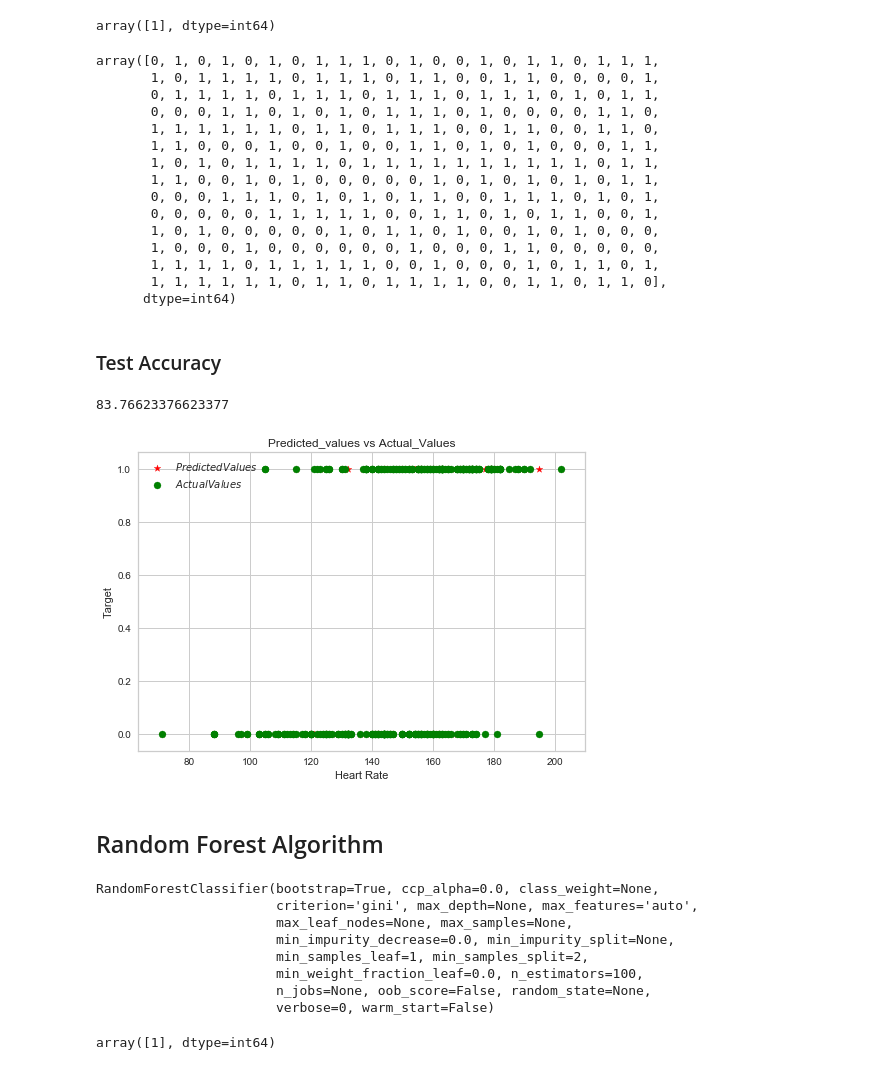
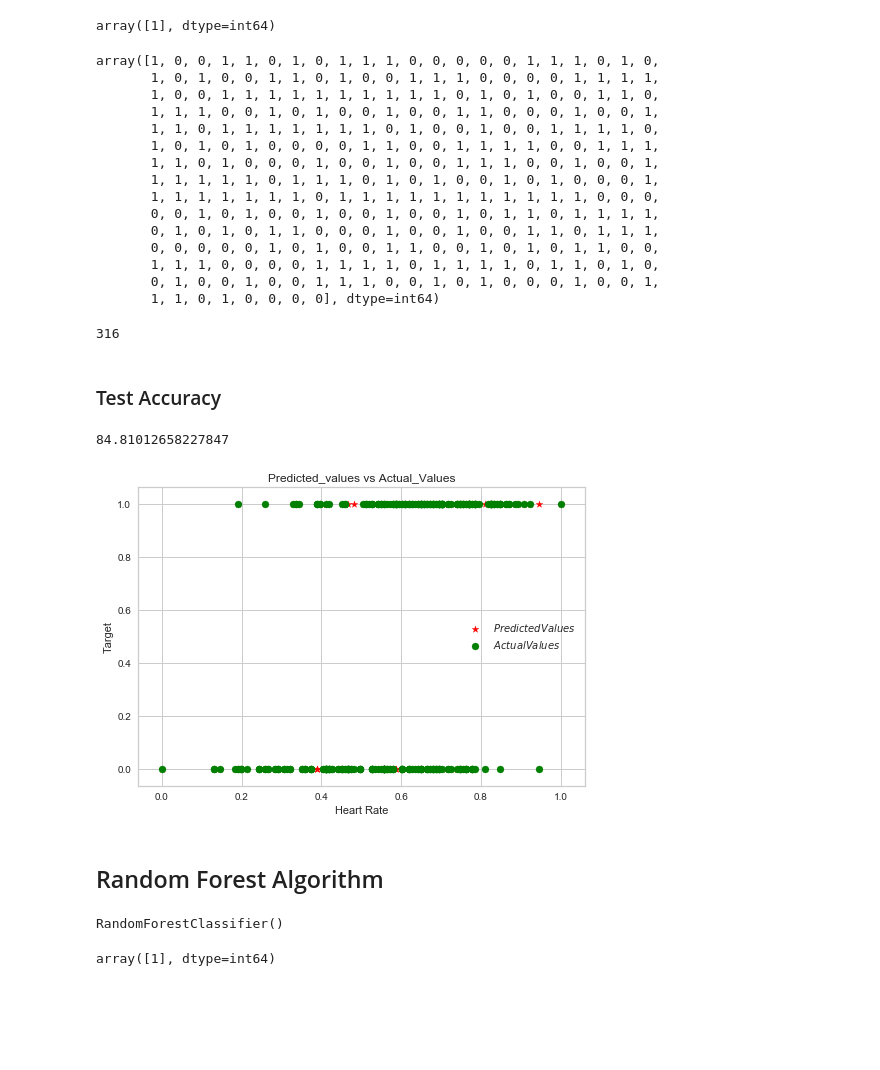
Before and after one commit to rnikule/Analysis_and_Prediction_for_Heart_Patients, a Jupyter notebook: project_Heart_ML_Data_preprocessing & feature_selection.ipynb, the cells around one changed output. Saved outputs shown, nothing was run; the diff lists cells and outputs as text; code cells hidden in the pictures; blank space fills up the shorter version.

```diff
--- a/project_Heart_ML_Data_preprocessing & feature_selection.ipynb
+++ b/project_Heart_ML_Data_preprocessing & feature_selection.ipynb
@@ -355,11 +480,8 @@ Index(['age', 'sex', 'chest_pain', 'trestbps', 'chol', 'fst_bld_sug',
 # %% [markdown]
 ### Fitting Train_Test_Split Model
-# %%
-x = test[['chest_pain', 'max_hrt_rate', 'ca', 'thal']]
-y = test[['target']]
 # %%
 from sklearn.model_selection import train_test_split
-x_train, x_test, y_train, y_test = train_test_split(x,y, test_size=0.3, random_state=10)
+x_train, x_test, y_train, y_test = train_test_split(rescaledX, y, test_size=0.3, random_state=10)
 # %%
 x_train
 # %% [output]
@@ -447,5 +540,5 @@ from sklearn.linear_model import LogisticRegression
 logr = LogisticRegression()
 # %%
 #Fitting Logistic Regression Algorithm
-logr.fit(x_train_minmax, y_train)
+logr.fit(x_train, y_train)
 # %% [output]
@@ -468,54 +553,51 @@ logr.predict([[1,120,0,2]])
 # %% [output]
 array([1], dtype=int64)
 # %%
-predict = logr.predict(x_test_minmax)
+predict = logr.predict(x_test)
 predict
 # %% [output]
-array([0, 1, 0, 1, 0, 1, 0, 1, 1, 1, 0, 1, 0, 0, 1, 0, 1, 1, 0, 1, 1, 1,
-       1, 0, 1, 1, 1, 1, 0, 1, 1, 1, 0, 1, 1, 0, 0, 1, 1, 0, 0, 0, 0, 1,
-       0, 1, 1, 1, 1, 0, 1, 1, 1, 0, 1, 1, 1, 0, 1, 1, 1, 0, 1, 0, 1, 1,
-       0, 0, 0, 1, 1, 0, 1, 0, 1, 0, 1, 1, 1, 0, 1, 0, 0, 0, 0, 1, 1, 0,
-       1, 1, 1, 1, 1, 1, 0, 1, 1, 0, 1, 1, 1, 0, 0, 1, 1, 0, 0, 1, 1, 0,
-       1, 1, 0, 0, 0, 1, 0, 0, 1, 0, 0, 1, 1, 0, 1, 0, 1, 0, 0, 0, 1, 1,
-       1, 0, 1, 0, 1, 1, 1, 1, 0, 1, 1, 1, 1, 1, 1, 1, 1, 1, 1, 0, 1, 1,
-       1, 1, 0, 0, 1, 0, 1, 0, 0, 0, 0, 0, 1, 0, 1, 0, 1, 0, 1, 0, 1, 1,
-       0, 0, 0, 1, 1, 1, 0, 1, 0, 1, 0, 1, 1, 0, 0, 1, 1, 1, 0, 1, 0, 1,
-       0, 0, 0, 0, 0, 1, 1, 1, 1, 1, 0, 0, 1, 1, 0, 1, 0, 1, 1, 0, 0, 1,
-       1, 0, 1, 0, 0, 0, 0, 0, 1, 0, 1, 1, 0, 1, 0, 0, 1, 0, 1, 0, 0, 0,
-       1, 0, 0, 0, 1, 0, 0, 0, 0, 0, 0, 1, 0, 0, 0, 1, 1, 0, 0, 0, 0, 0,
-       1, 1, 1, 1, 0, 1, 1, 1, 1, 1, 0, 0, 1, 0, 0, 0, 1, 0, 1, 1, 0, 1,
-       1, 1, 1, 1, 1, 1, 0, 1, 1, 0, 1, 1, 1, 1, 0, 0, 1, 1, 0, 1, 1, 0],
-      dtype=int64)
+array([1, 0, 0, 1, 1, 0, 1, 0, 1, 1, 1, 0, 0, 0, 0, 0, 1, 1, 1, 0, 1, 0,
+       1, 0, 1, 0, 0, 1, 1, 0, 1, 0, 0, 1, 1, 1, 0, 0, 0, 0, 1, 1, 1, 1,
+       1, 0, 0, 1, 1, 1, 1, 1, 1, 1, 1, 1, 1, 0, 1, 0, 1, 0, 0, 1, 1, 0,
+       1, 1, 1, 0, 0, 1, 0, 1, 0, 0, 1, 0, 0, 1, 1, 0, 0, 0, 1, 0, 0, 1,
+       1, 1, 0, 1, 1, 1, 1, 1, 1, 1, 0, 1, 0, 0, 1, 0, 0, 1, 1, 1, 1, 0,
+       1, 0, 1, 0, 1, 0, 0, 0, 0, 1, 1, 0, 0, 1, 1, 1, 1, 0, 0, 1, 1, 1,
+       1, 1, 0, 1, 0, 0, 0, 1, 0, 0, 1, 0, 0, 1, 1, 1, 0, 0, 1, 0, 0, 1,
+       1, 1, 1, 1, 1, 0, 1, 1, 1, 0, 1, 0, 1, 0, 0, 1, 0, 1, 0, 0, 0, 1,
+       1, 1, 1, 1, 1, 1, 1, 0, 1, 1, 1, 1, 1, 1, 1, 1, 1, 1, 1, 0, 0, 0,
+       0, 0, 1, 0, 1, 0, 0, 1, 0, 0, 1, 0, 0, 1, 0, 1, 1, 0, 1, 1, 1, 1,
+       0, 1, 0, 1, 0, 1, 1, 0, 0, 0, 1, 0, 0, 1, 0, 0, 1, 1, 0, 1, 1, 1,
+       0, 0, 0, 0, 0, 1, 0, 1, 0, 0, 1, 1, 0, 0, 1, 0, 1, 0, 1, 1, 0, 0,
+       1, 1, 1, 0, 0, 0, 0, 1, 1, 1, 1, 0, 1, 1, 1, 1, 0, 1, 1, 0, 1, 0,
+       0, 1, 0, 0, 1, 0, 0, 1, 1, 1, 0, 0, 1, 0, 1, 0, 0, 0, 1, 0, 0, 1,
+       1, 1, 0, 1, 0, 0, 0, 0], dtype=int64)
+# %%
+len(predict)
+# %% [output]
+316
 # %% [markdown]
 ### Test Accuracy
 # %%
-logr.score(x_test_minmax,y_test)*100
+logr.score(x_test,y_test)*100
 # %% [output]
-83.76623376623377
+84.81012658227847
 # %%
-plt.scatter(x_test.max_hrt_rate, predict, color='red', marker='*', label=r'$Predicted Values$')
-plt.scatter(x_test.max_hrt_rate, y_test, color='green', marker='o', label=r'$Actual Values$')
+plt.scatter(x_test[:,1], predict, color='red', marker='*', label=r'$Predicted Values$')
+plt.scatter(x_test[:,1], y_test, color='green', marker='o', label=r'$Actual Values$')
 plt.gca().update(dict(title='Predicted_values vs Actual_Values', xlabel='Heart Rate', ylabel='Target'))
 plt.legend()
 plt.show()
 # %% [output]
-[figure, old version]
+[figure, new version]
 # %% [markdown]
 ## Random Forest Algorithm
 # %%
 #Fitting Random Forest Algorithm
 from sklearn.ensemble import RandomForestClassifier
 rfa = RandomForestClassifier()
-rfa.fit(x_train_minmax,y_train)
+rfa.fit(x_train,y_train)
 # %% [output]
-RandomForestClassifier(bootstrap=True, ccp_alpha=0.0, class_weight=None,
-                       criterion='gini', max_depth=None, max_features='auto',
-                       max_leaf_nodes=None, max_samples=None,
-                       min_impurity_decrease=0.0, min_impurity_split=None,
-                       min_samples_leaf=1, min_samples_split=2,
-                       min_weight_fraction_leaf=0.0, n_estimators=100,
-                       n_jobs=None, oob_score=False, random_state=None,
-                       verbose=0, warm_start=False)
+RandomForestClassifier()
 # %%
 #Predicting the Values
 rfa.predict([[3,100,2,1]])
```
Also changed, not shown: parts of 51 cells of this notebook.
